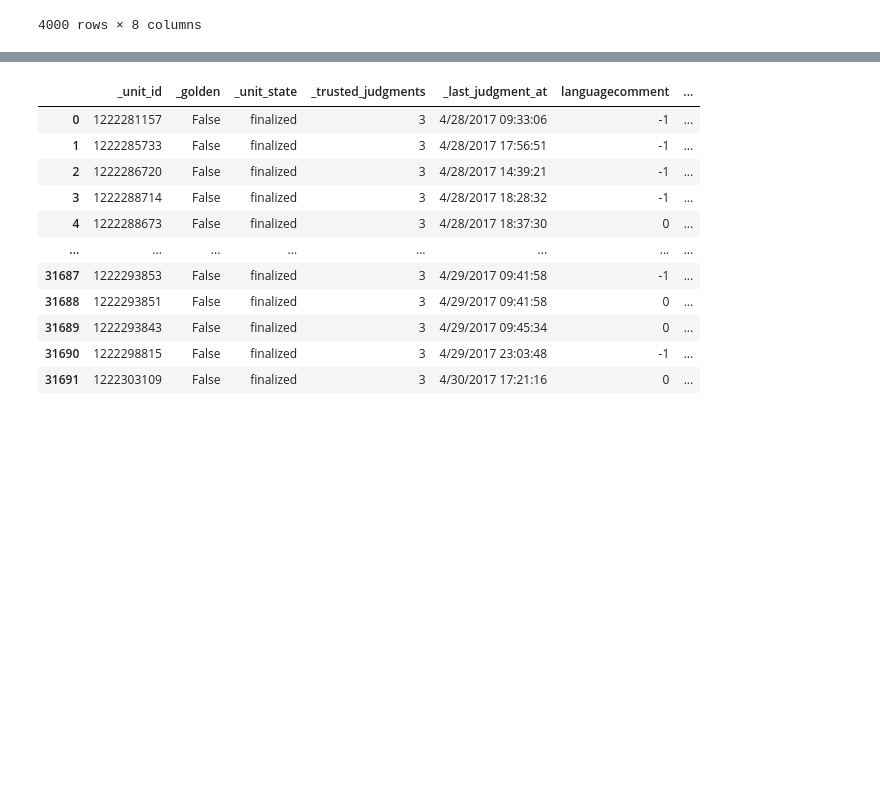
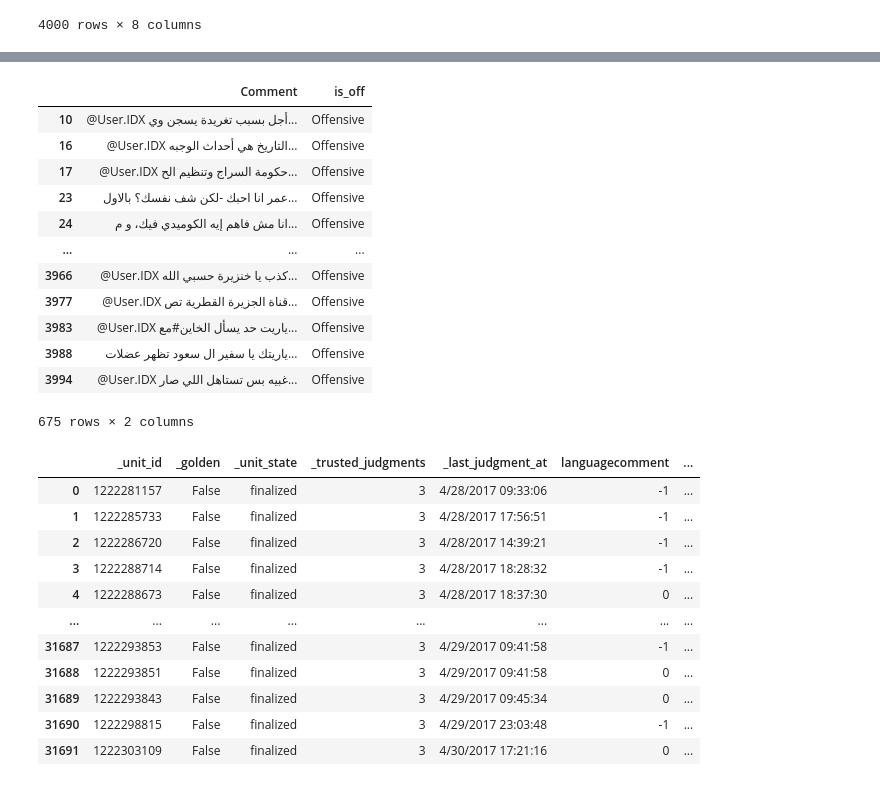
Before and after one commit to MouadBH/arabic-offensive-language-detection, a Jupyter notebook: data_prepare.ipynb, the cells around one changed output, grey strips where cells are left out. Cells and saved outputs as stored; diff of their text form; code cells hidden in the pictures; blank space fills up the shorter version.

```diff
--- a/data_prepare.ipynb
+++ b/data_prepare.ipynb
@@ -64,4 +64,4 @@ data2
 | 3999 | 4000 | YouTube | انااااا اللي استفدتو من موت حمزه ... | Non-Offensive | 100.000000 | 3 | 3 | ... |
 4000 rows × 8 columns
 # %%
-data2_off = data2.loc[data2['Majority_Label'] == 'Offensive']
+data2_off = data2.loc[data2['Majority_Label'] == 'Offensive', ['Comment', 'Majority_Label']]
@@ -84,3 +68,20 @@ data2_off
+# %%
+data2_off.columns = ['Comment', 'is_off']
+data2_off
+# %% [output]
+|  | Comment | is_off |
+| 10 | @User.IDX أجل بسبب تغريدة يسجن وي... | Offensive |
+| 16 | @User.IDX التاريخ هي أحداث الوجبه... | Offensive |
+| 17 | @User.IDX حكومة السراج وتنظيم الح... | Offensive |
+| 23 | عمر انا احبك -لكن شف نفسك؟ بالاول... | Offensive |
+| 24 | انا مش فاهم إيه الكوميدي فيك، و م... | Offensive |
+| ... | ... | ... |
+| 3966 | @User.IDX كذب يا خنزيرة حسبي الله... | Offensive |
+| 3977 | @User.IDX قناة الجزيرة القطرية تص... | Offensive |
+| 3983 | @User.IDX ياريت حد يسأل الخاين#مع... | Offensive |
+| 3988 | ياريتك يا سفير ال سعود تظهر عضلات... | Offensive |
+| 3994 | @User.IDX غبيه بس تستاهل اللي صار... | Offensive |
+675 rows × 2 columns
 # %%
 data_aj = pd.read_excel('./data/data_AJ_comments.xlsx', engine='openpyxl')
 # %%
```
Also changed, not shown: parts of 5 cells of this notebook, 2 other files.
